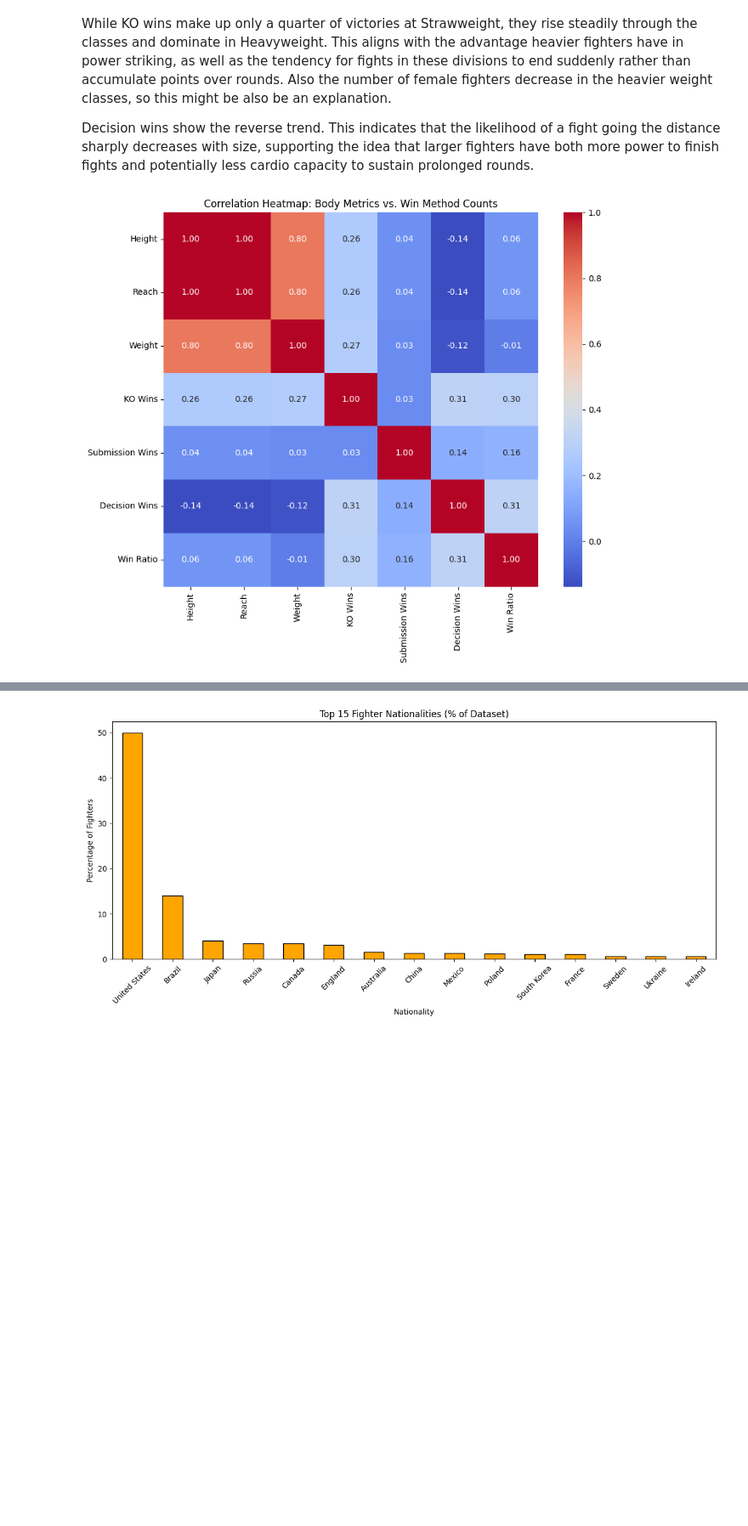
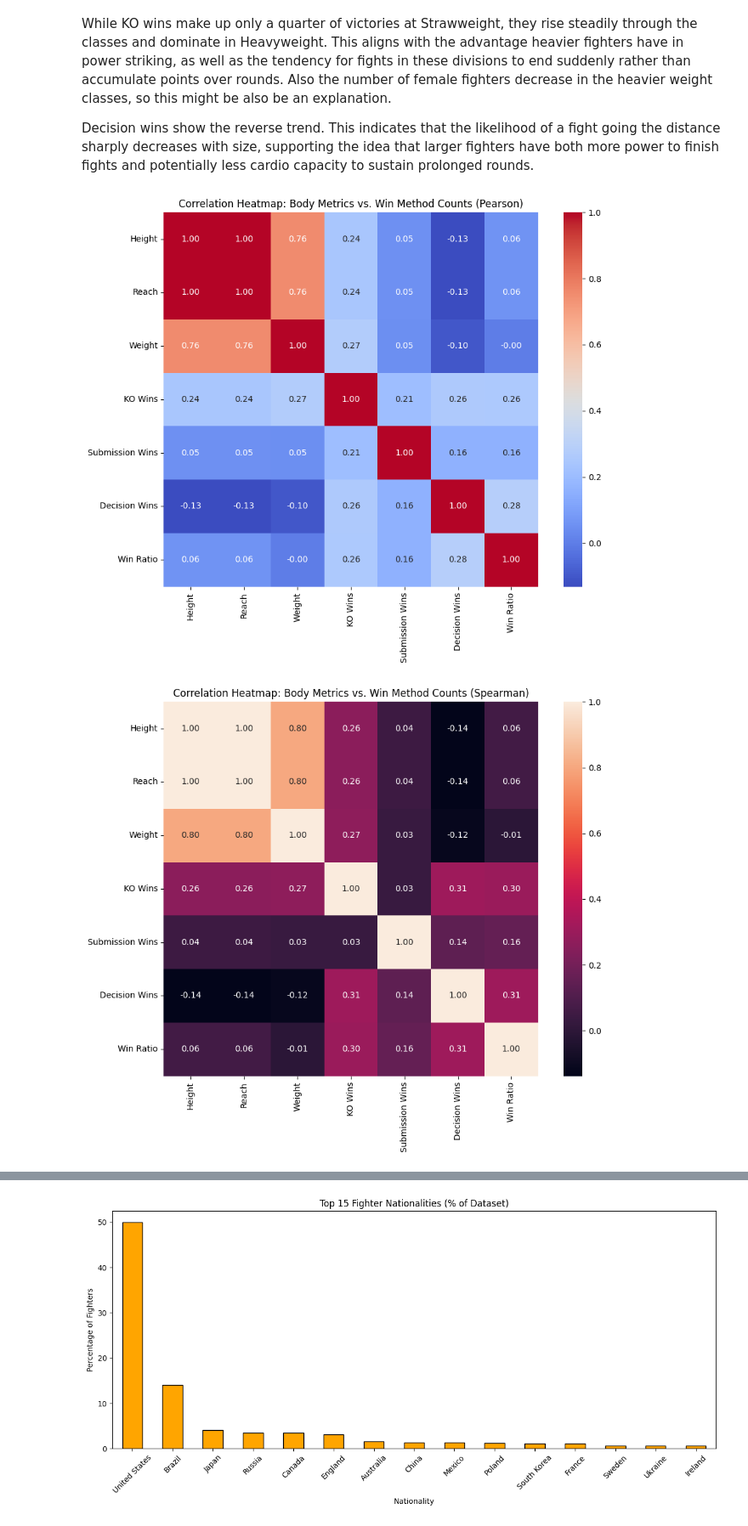
Before and after one commit to zeynep-fa/DSA210_Term_Project, a Jupyter notebook: DSA210_project.ipynb, the cells around one changed output, grey strips where cells are left out. Shown: that part at 85% size. Saved outputs shown, nothing was run; the diff lists cells and outputs as text; code cells hidden in the pictures; blank space fills up the shorter version.

```diff
--- a/DSA210_project.ipynb
+++ b/DSA210_project.ipynb
@@ -222,41 +282,51 @@ While KO wins make up only a quarter of victories at Strawweight, they rise stea
 Decision wins show the reverse trend. This indicates that the likelihood of a fight going the distance sharply decreases with size, supporting the idea that larger fighters have both more power to finish fights and potentially less cardio capacity to sustain prolonged rounds.
 # %%
 # -------------------------------
-# Heatmap
+# Heatmaps
 # -------------------------------
 
 
 correlation_columns = [
     'height',
     'reach',
     'weight',
     'record_summary_wins_knockouts',
     'record_summary_wins_submissions',
     'record_summary_wins_decisions',
     'record_summary_win_ratio'
 ]
 
 # Compute correlation matrix
-corr_matrix = df[correlation_columns].corr(method="spearman")
+corr_matrix = df[correlation_columns].corr()
+corr_matrix2 = df[correlation_columns].corr(method="spearman")
+
 
 # Dictionary for renaming labels
 rename_labels = {
     'height': 'Height',
     'reach': 'Reach',
     'weight': 'Weight',
     'record_summary_wins_knockouts': 'KO Wins',
     'record_summary_wins_submissions': 'Submission Wins',
     'record_summary_wins_decisions': 'Decision Wins',
     'record_summary_win_ratio': 'Win Ratio'
 }
 corr_matrix.rename(index=rename_labels, columns=rename_labels, inplace=True)
+corr_matrix2.rename(index=rename_labels, columns=rename_labels, inplace=True)
 
 # Heatmap
 plt.figure(figsize=(10, 8))
 sns.heatmap(corr_matrix, annot=True, cmap='coolwarm', square=True, fmt=".2f")
-plt.title("Correlation Heatmap: Body Metrics vs. Win Method Counts")
+plt.title("Correlation Heatmap: Body Metrics vs. Win Method Counts (Pearson)")
 plt.tight_layout()
 plt.show()
+
+plt.figure(figsize=(10, 8))
+sns.heatmap(corr_matrix2, annot=True, square=True, fmt=".2f")
+plt.title("Correlation Heatmap: Body Metrics vs. Win Method Counts (Spearman)")
+plt.tight_layout()
+plt.show()
 # %% [output]
-[figure, old version]
+[figure, new version]
+[figure, added]
 # %% [markdown]
```
Also changed, not shown: parts of 11 cells of this notebook, 3 other files.
